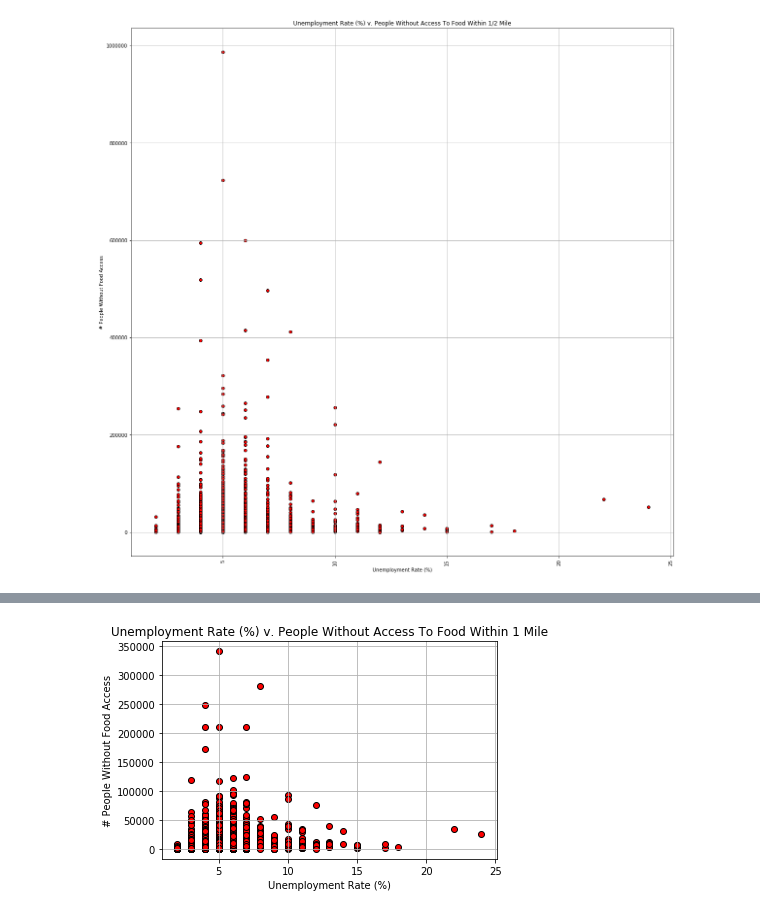
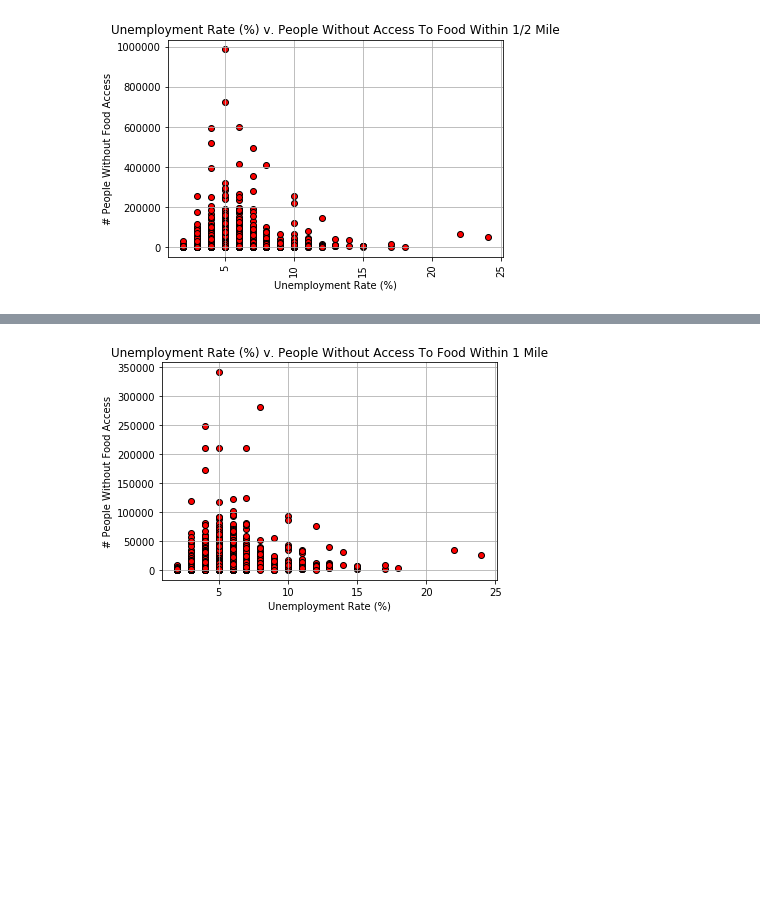
Before and after one commit to chrisholyoake/SealTeamFour, a Jupyter notebook: charting.ipynb, the cells around one changed output, grey strips where cells are left out. Drawn from its saved outputs; the diff is of its cells as text; code cells hidden in the pictures; blank space fills up the shorter version.

Commit message:
chart formatting, added folder for charts

```diff
--- a/charting.ipynb
+++ b/charting.ipynb
@@ -19,25 +19,25 @@ county_data.head()
 | 4 | 4 | Adair | 1358.349543 | 1541.07575 | 157.981000 | ... |
 # %%
 # rate of unemployment vs food scarcity 1/2 mile (county)
-plt.figure(figsize=(20, 20))
+# plt.figure(figsize=(20, 20))
 plt.scatter(county_data["Rate of Unemployment"], county_data["People 1/2 Mile and More"],
             marker="o", facecolors="red", edgecolors="black")
 
 # Create a title, x label, and y label for our chart
 plt.title("Unemployment Rate (%) v. People Without Access To Food Within 1/2 Mile")
 plt.ylabel("# People Without Food Access")
 plt.xlabel("Unemployment Rate (%)")
 plt.xticks(rotation=90)
 
 #plt.xlim(-80, 100)
 #plt.ylim(-100, 150)
 plt.grid()
 
 # # Save the image of the chart and print to screen
-plt.savefig('unemploymentVsFoodScarcityHalfMile.png')
+plt.savefig('Charts/unemploymentVsFoodScarcityHalfMile.png')
 plt.show()
 # %% [output]
-[figure, old version]
+[figure, new version]
 # %%
 # RSQUARED for rate of unemployment vs food scarcity 1/2 mile (county)
 gradient, intercept, r_value, p_value, std_err = stats.linregress(county_data["People 1/2 Mile and More"],county_data["Rate of Unemployment"])
```
Also changed, not shown: parts of 11 cells of this notebook, 15 other files.
